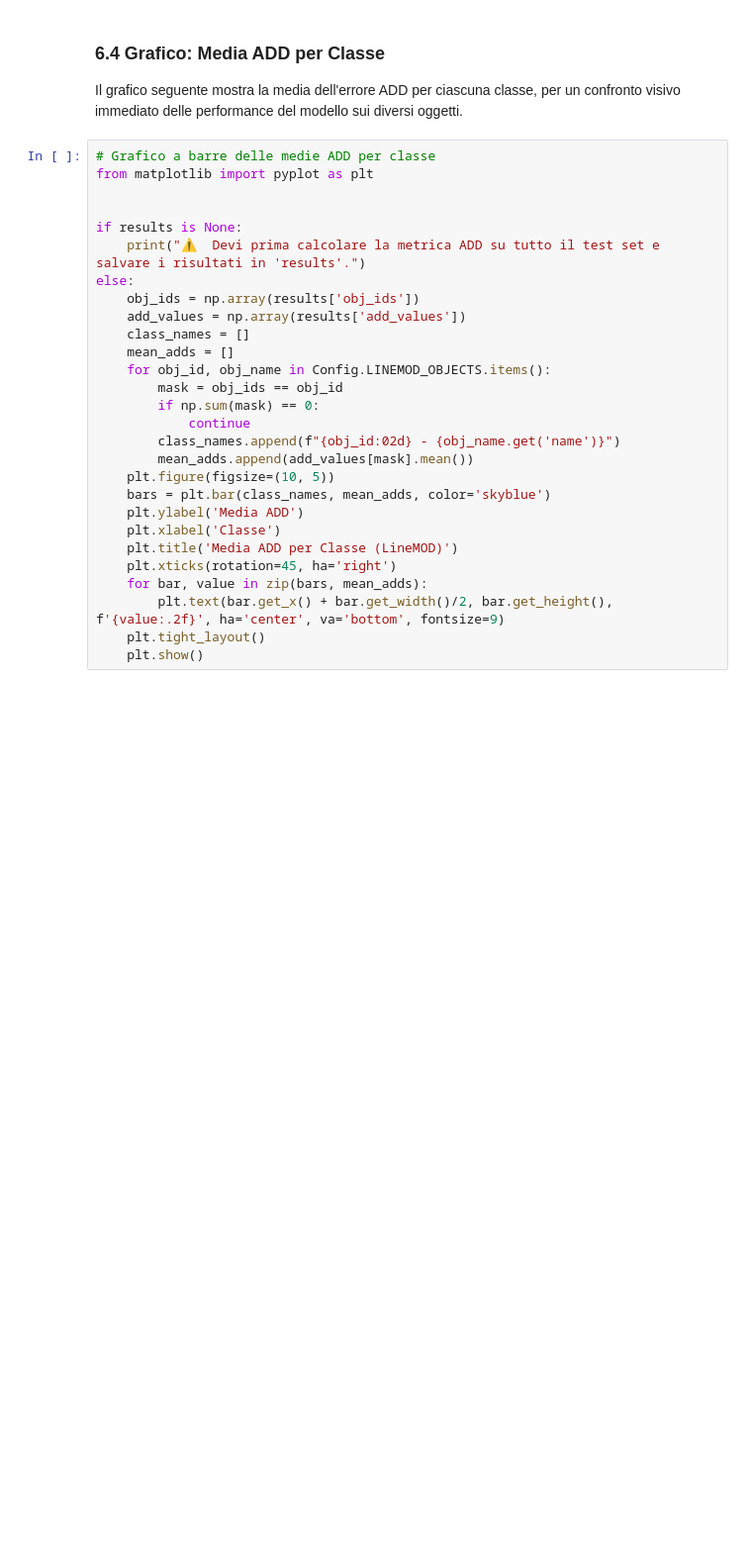
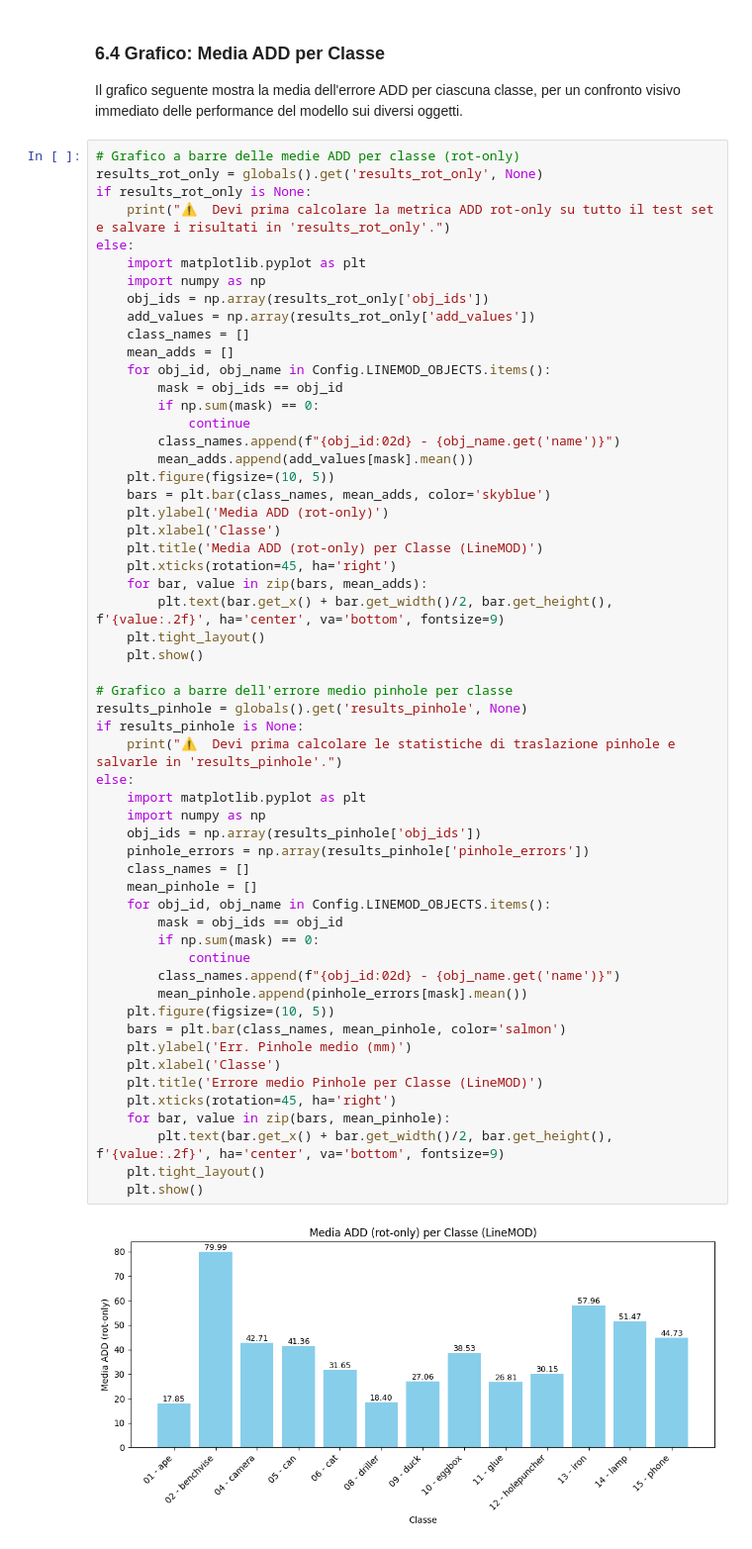
Before and after one commit to ghMellow/polito-aml-6D-pose-estimation, a Jupyter notebook: notebooks/finetuning_ResNet50_rotation_only.ipynb, the cells around one changed output. Shown at 99% size. Cells and saved outputs as stored; diff of their text form; blank space fills up the shorter version.

```diff
--- a/notebooks/finetuning_ResNet50_rotation_only.ipynb
+++ b/notebooks/finetuning_ResNet50_rotation_only.ipynb
@@ -376,30 +437,60 @@ else:
 
 Il grafico seguente mostra la media dell'errore ADD per ciascuna classe, per un confronto visivo immediato delle performance del modello sui diversi oggetti.
 # %%
-# Grafico a barre delle medie ADD per classe
-from matplotlib import pyplot as plt
-
-
-if results is None:
-    print("⚠️  Devi prima calcolare la metrica ADD su tutto il test set e salvare i risultati in 'results'.")
+# Grafico a barre delle medie ADD per classe (rot-only)
+results_rot_only = globals().get('results_rot_only', None)
+if results_rot_only is None:
+    print("⚠️  Devi prima calcolare la metrica ADD rot-only su tutto il test set e salvare i risultati in 'results_rot_only'.")
 else:
-    obj_ids = np.array(results['obj_ids'])
-    add_values = np.array(results['add_values'])
+    import matplotlib.pyplot as plt
+    import numpy as np
+    obj_ids = np.array(results_rot_only['obj_ids'])
+    add_values = np.array(results_rot_only['add_values'])
     class_names = []
     mean_adds = []
     for obj_id, obj_name in Config.LINEMOD_OBJECTS.items():
         mask = obj_ids == obj_id
         if np.sum(mask) == 0:
             continue
         class_names.append(f"{obj_id:02d} - {obj_name.get('name')}")
         mean_adds.append(add_values[mask].mean())
     plt.figure(figsize=(10, 5))
     bars = plt.bar(class_names, mean_adds, color='skyblue')
-    plt.ylabel('Media ADD')
+    plt.ylabel('Media ADD (rot-only)')
     plt.xlabel('Classe')
-    plt.title('Media ADD per Classe (LineMOD)')
+    plt.title('Media ADD (rot-only) per Classe (LineMOD)')
     plt.xticks(rotation=45, ha='right')
     for bar, value in zip(bars, mean_adds):
         plt.text(bar.get_x() + bar.get_width()/2, bar.get_height(), f'{value:.2f}', ha='center', va='bottom', fontsize=9)
     plt.tight_layout()
     plt.show()
+
+# Grafico a barre dell'errore medio pinhole per classe
+results_pinhole = globals().get('results_pinhole', None)
+if results_pinhole is None:
+    print("⚠️  Devi prima calcolare le statistiche di traslazione pinhole e salvarle in 'results_pinhole'.")
+else:
+    import matplotlib.pyplot as plt
+    import numpy as np
+    obj_ids = np.array(results_pinhole['obj_ids'])
+    pinhole_errors = np.array(results_pinhole['pinhole_errors'])
+    class_names = []
+    mean_pinhole = []
+    for obj_id, obj_name in Config.LINEMOD_OBJECTS.items():
+        mask = obj_ids == obj_id
+        if np.sum(mask) == 0:
+            continue
+        class_names.append(f"{obj_id:02d} - {obj_name.get('name')}")
+        mean_pinhole.append(pinhole_errors[mask].mean())
+    plt.figure(figsize=(10, 5))
+    bars = plt.bar(class_names, mean_pinhole, color='salmon')
+    plt.ylabel('Err. Pinhole medio (mm)')
+    plt.xlabel('Classe')
+    plt.title('Errore medio Pinhole per Classe (LineMOD)')
+    plt.xticks(rotation=45, ha='right')
+    for bar, value in zip(bars, mean_pinhole):
+        plt.text(bar.get_x() + bar.get_width()/2, bar.get_height(), f'{value:.2f}', ha='center', va='bottom', fontsize=9)
+    plt.tight_layout()
+    plt.show()
+# %% [output]
+[figure, added]
```
Also changed, not shown: parts of 7 cells of this notebook, 1 other file.
